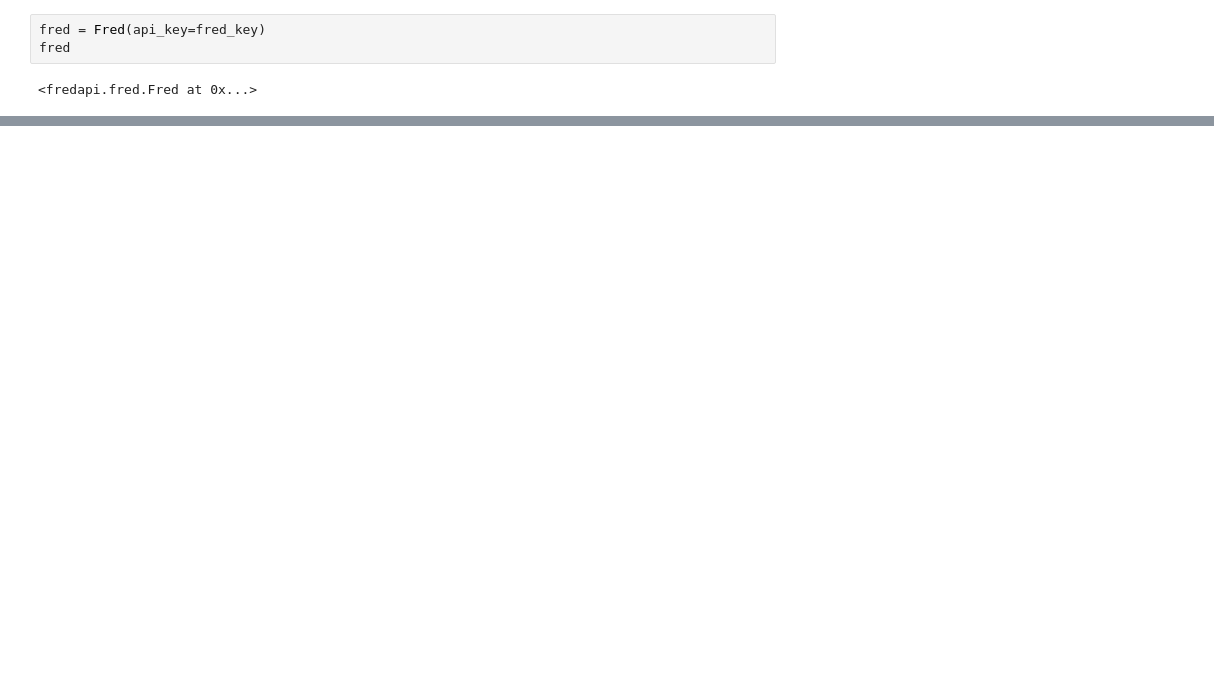
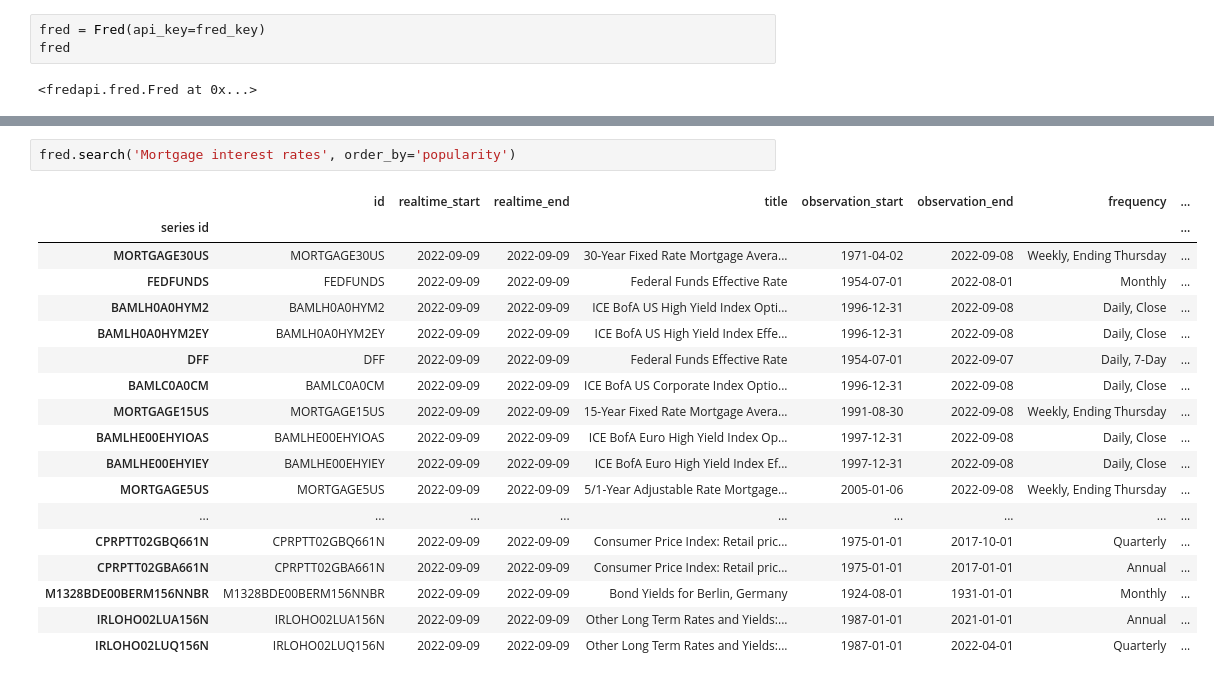
Before and after one commit to kevinmiguel97/Housing-prices, a Jupyter notebook: housing_prices.ipynb, the cells around one changed output, grey strips where cells are left out. Saved outputs shown, nothing was run; the diff lists cells and outputs as text; blank space fills up the shorter version.

```diff
--- a/housing_prices.ipynb
+++ b/housing_prices.ipynb
@@ -35,0 +47,21 @@ frame_cpi = pd.DataFrame(frame_cpi, columns=['CPI'])
+# %%
+fred.search('Mortgage interest rates', order_by='popularity')
+# %% [output]
+|  | id | realtime_start | realtime_end | title | observation_start | observation_end | frequency | ... |
+| series id |  |  |  |  |  |  |  | ... |
+| MORTGAGE30US | MORTGAGE30US | 2022-09-09 | 2022-09-09 | 30-Year Fixed Rate Mortgage Avera... | 1971-04-02 | 2022-09-08 | Weekly, Ending Thursday | ... |
+| FEDFUNDS | FEDFUNDS | 2022-09-09 | 2022-09-09 | Federal Funds Effective Rate | 1954-07-01 | 2022-08-01 | Monthly | ... |
+| BAMLH0A0HYM2 | BAMLH0A0HYM2 | 2022-09-09 | 2022-09-09 | ICE BofA US High Yield Index Opti... | 1996-12-31 | 2022-09-08 | Daily, Close | ... |
+| BAMLH0A0HYM2EY | BAMLH0A0HYM2EY | 2022-09-09 | 2022-09-09 | ICE BofA US High Yield Index Effe... | 1996-12-31 | 2022-09-08 | Daily, Close | ... |
+| DFF | DFF | 2022-09-09 | 2022-09-09 | Federal Funds Effective Rate | 1954-07-01 | 2022-09-07 | Daily, 7-Day | ... |
+| BAMLC0A0CM | BAMLC0A0CM | 2022-09-09 | 2022-09-09 | ICE BofA US Corporate Index Optio... | 1996-12-31 | 2022-09-08 | Daily, Close | ... |
+| MORTGAGE15US | MORTGAGE15US | 2022-09-09 | 2022-09-09 | 15-Year Fixed Rate Mortgage Avera... | 1991-08-30 | 2022-09-08 | Weekly, Ending Thursday | ... |
+| BAMLHE00EHYIOAS | BAMLHE00EHYIOAS | 2022-09-09 | 2022-09-09 | ICE BofA Euro High Yield Index Op... | 1997-12-31 | 2022-09-08 | Daily, Close | ... |
+| BAMLHE00EHYIEY | BAMLHE00EHYIEY | 2022-09-09 | 2022-09-09 | ICE BofA Euro High Yield Index Ef... | 1997-12-31 | 2022-09-08 | Daily, Close | ... |
+| MORTGAGE5US | MORTGAGE5US | 2022-09-09 | 2022-09-09 | 5/1-Year Adjustable Rate Mortgage... | 2005-01-06 | 2022-09-08 | Weekly, Ending Thursday | ... |
+| ... | ... | ... | ... | ... | ... | ... | ... | ... |
+| CPRPTT02GBQ661N | CPRPTT02GBQ661N | 2022-09-09 | 2022-09-09 | Consumer Price Index: Retail pric... | 1975-01-01 | 2017-10-01 | Quarterly | ... |
+| CPRPTT02GBA661N | CPRPTT02GBA661N | 2022-09-09 | 2022-09-09 | Consumer Price Index: Retail pric... | 1975-01-01 | 2017-01-01 | Annual | ... |
+| M1328BDE00BERM156NNBR | M1328BDE00BERM156NNBR | 2022-09-09 | 2022-09-09 | Bond Yields for Berlin, Germany | 1924-08-01 | 1931-01-01 | Monthly | ... |
+| IRLOHO02LUA156N | IRLOHO02LUA156N | 2022-09-09 | 2022-09-09 | Other Long Term Rates and Yields:... | 1987-01-01 | 2021-01-01 | Annual | ... |
+| IRLOHO02LUQ156N | IRLOHO02LUQ156N | 2022-09-09 | 2022-09-09 | Other Long Term Rates and Yields:... | 1987-01-01 | 2022-04-01 | Quarterly | ... |
```
Also changed, not shown: parts of 9 cells of this notebook, 2 other files.
